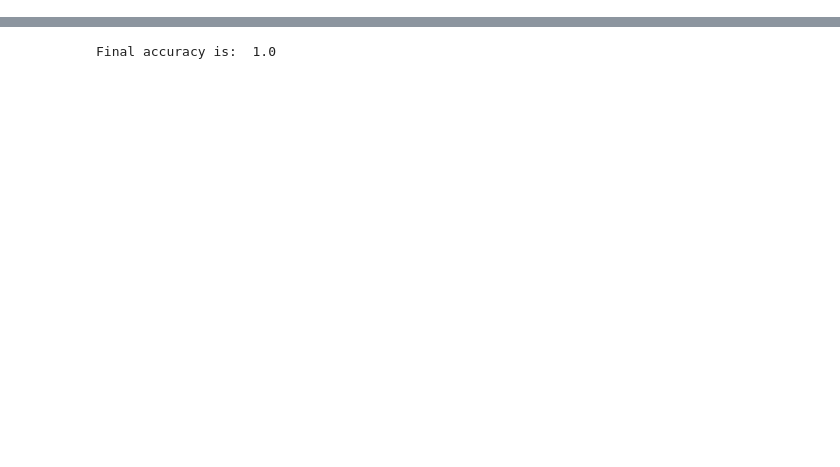
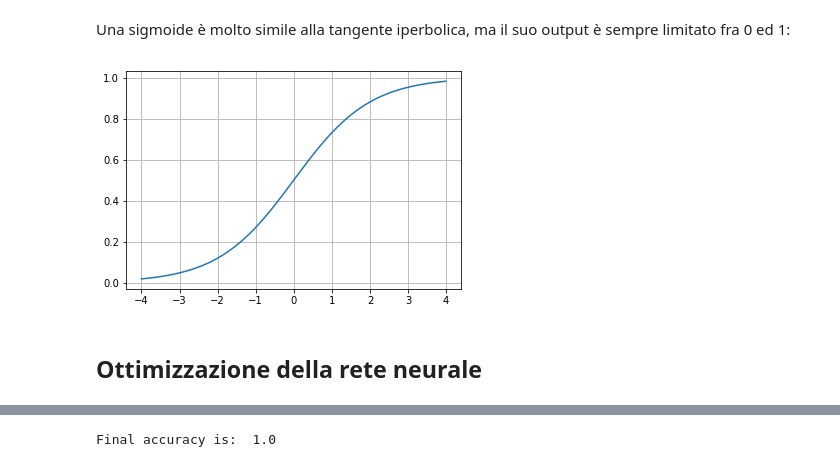
Before and after one commit to ispamm/tensorflow-tutorial, a Jupyter notebook: 1-Reti-neurali-feedforward.ipynb, the cells around one changed output, grey strips where cells are left out. Cells and saved outputs as stored; diff of their text form; code cells hidden in the pictures; blank space fills up the shorter version.

```diff
--- a/1-Reti-neurali-feedforward.ipynb
+++ b/1-Reti-neurali-feedforward.ipynb
@@ -32,0 +109,10 @@ y_tf = tf.placeholder(tf.float32, [None, 1])
+# %% [markdown]
+Una sigmoide è molto simile alla tangente iperbolica, ma il suo output è sempre limitato fra 0 ed 1:
+# %%
+plt.figure()
+plt.plot(x_range, 1.0/(1.0 + np.exp(-x_range)))
+plt.grid()
+# %% [output]
+[figure, added]
+# %% [markdown]
+## Ottimizzazione della rete neurale
```
Also changed, not shown: parts of 71 cells of this notebook, 2 other files.
